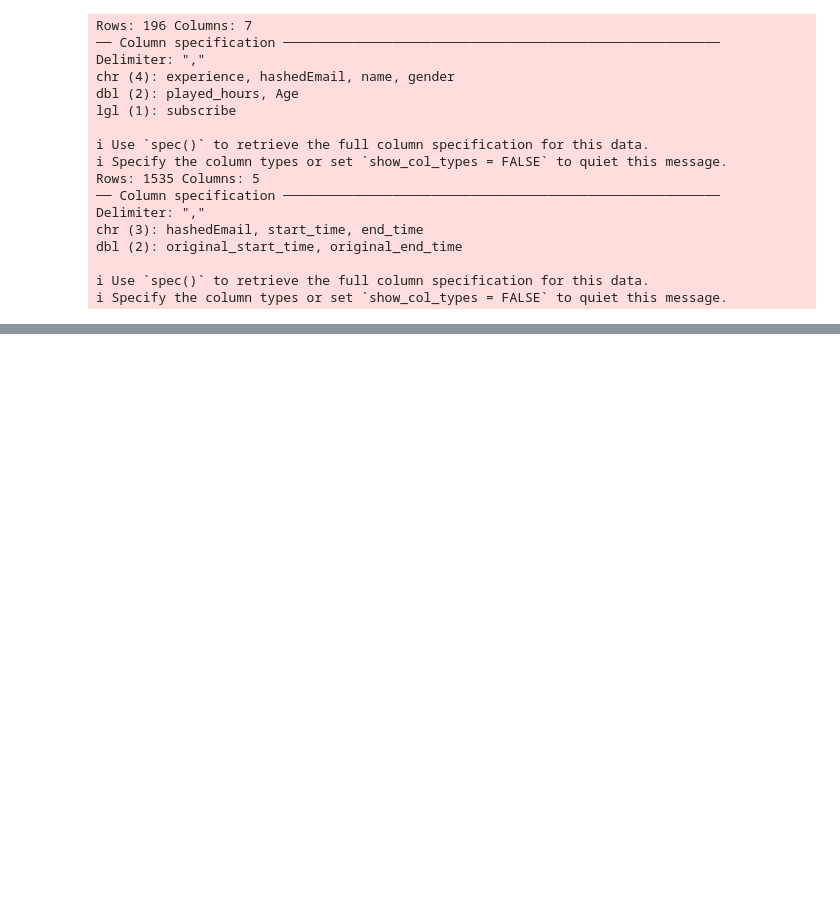
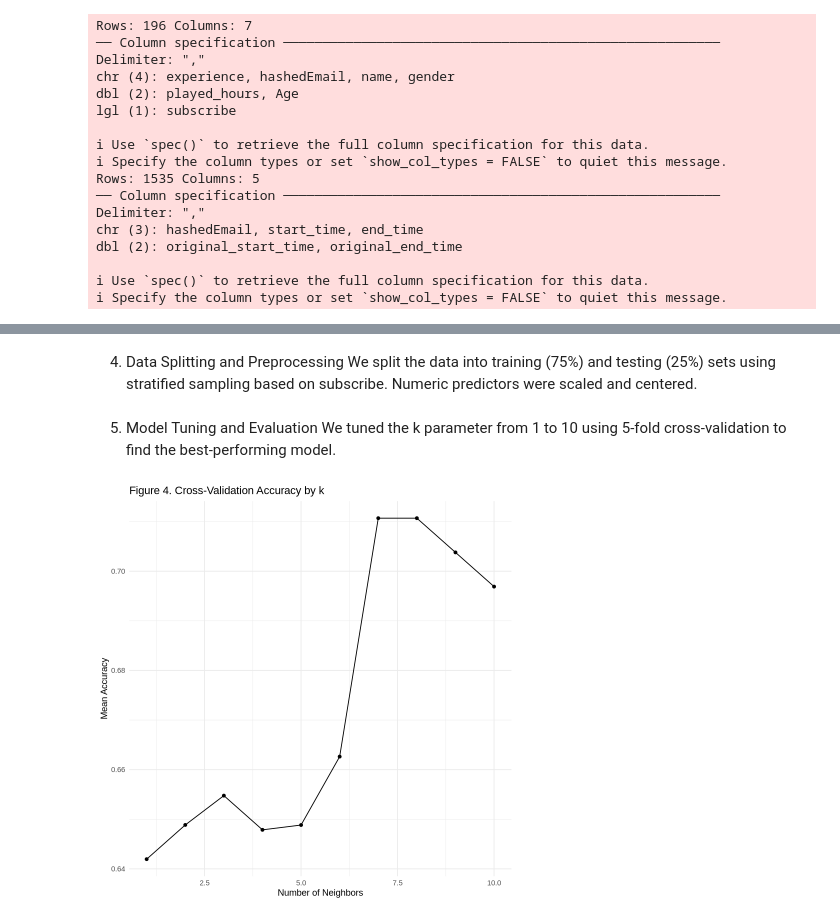
Before and after one commit to rahanikou/dsci-project-2025, a Jupyter notebook: project.ipynb, the cells around one changed output, grey strips where cells are left out. Cells and saved outputs as stored; diff of their text form; code cells hidden in the pictures; blank space fills up the shorter version.

Commit message:
Complete individual project report with methods, results, discussion, and final formatting

```diff
--- a/project.ipynb
+++ b/project.ipynb
@@ -101,0 +148,41 @@ dbl (2): original_start_time, original_end_time
+# %% [markdown]
+4. Data Splitting and Preprocessing
+We split the data into training (75%) and testing (25%) sets using stratified sampling based on subscribe. Numeric predictors were scaled and centered.
+# %%
+set.seed(2025)
+split <- initial_split(players_clean, prop = 0.75, strata = subscribe)
+train <- training(split)
+test <- testing(split)
+
+recipe_sub <- recipe(subscribe ~ Age + gender + experience + calculated_played_hours, data = train) |>
+  step_scale(all_numeric_predictors()) |>
+  step_center(all_numeric_predictors())
+# %% [markdown]
+5. Model Tuning and Evaluation
+We tuned the k parameter from 1 to 10 using 5-fold cross-validation to find the best-performing model.
+# %%
+
+folds <- vfold_cv(train, v = 5, strata = subscribe)
+
+k_grid <- tibble(neighbors = 1:10)
+
+knn_spec <- nearest_neighbor(weight_func = "rectangular", neighbors = tune()) |>
+  set_engine("kknn") |>
+  set_mode("classification")
+
+knn_results <- workflow() |>
+  add_recipe(recipe_sub) |>
+  add_model(knn_spec) |>
+  tune_grid(resamples = folds, grid = k_grid) |>
+  collect_metrics()
+# %%
+knn_results |>
+  filter(.metric == "accuracy") |>
+  ggplot(aes(x = neighbors, y = mean)) +
+  geom_line() +
+  geom_point() +
+  labs(title = "Figure 4. Cross-Validation Accuracy by k",
+       x = "Number of Neighbors", y = "Mean Accuracy") +
+  theme_minimal()
+# %% [output]
+[figure, added]
```
Also changed, not shown: parts of 13 cells of this notebook.
